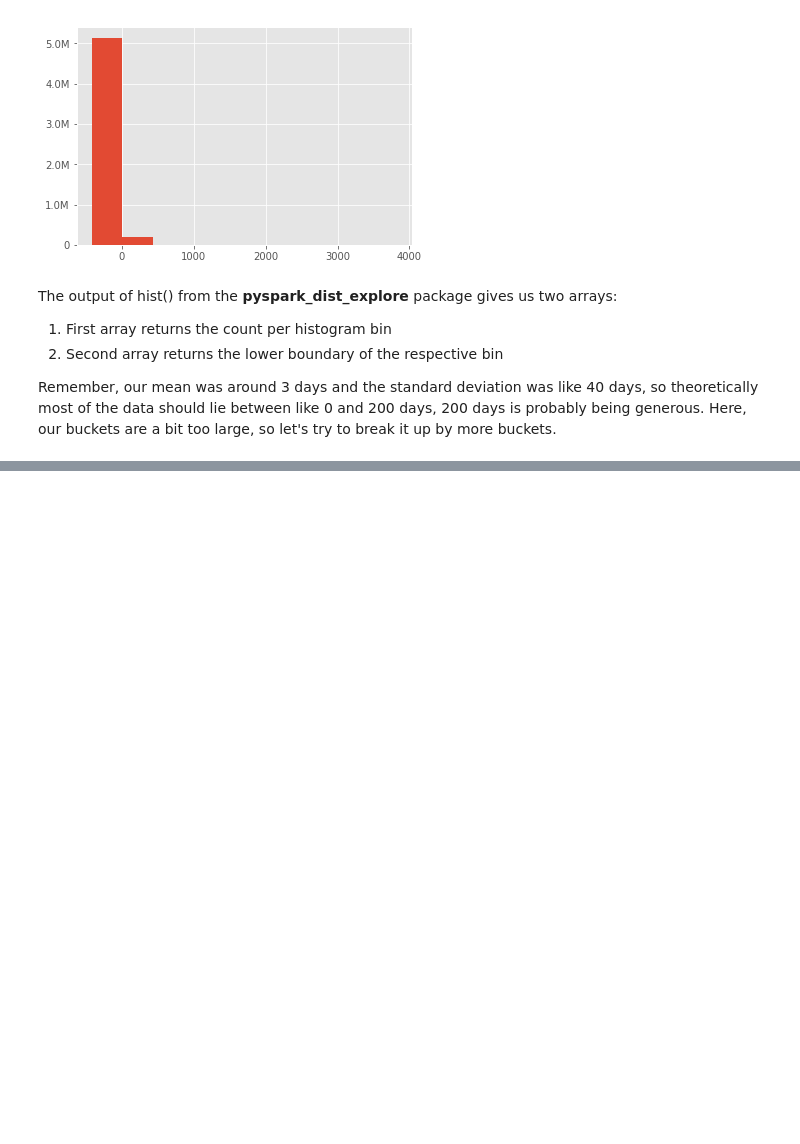
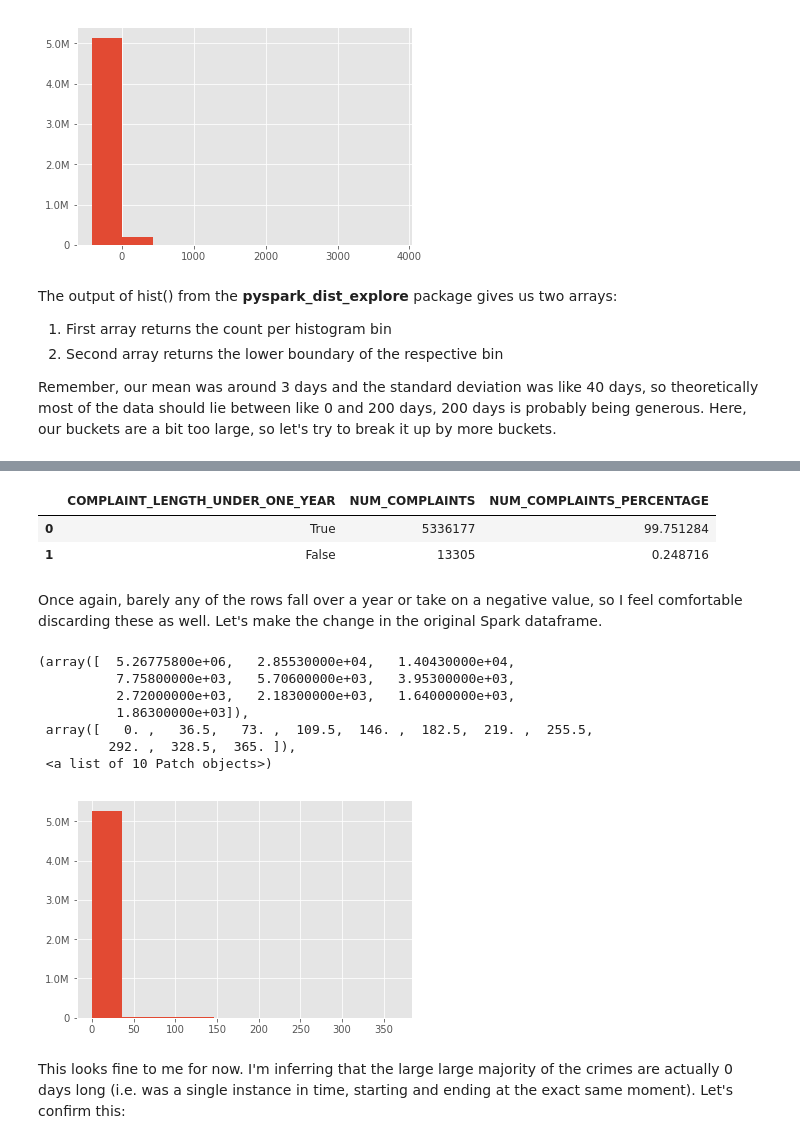
Before and after one commit to strikingmoose/nypd_complaints, a Jupyter notebook: notebook/10 - Data Exploration (Part V - Exploration & Analysis).ipynb, the cells around one changed output, grey strips where cells are left out. Drawn from its saved outputs; the diff is of its cells as text; code cells hidden in the pictures; blank space fills up the shorter version.

```diff
--- a/notebook/10 - Data Exploration (Part V - Exploration & Analysis).ipynb
+++ b/notebook/10 - Data Exploration (Part V - Exploration & Analysis).ipynb
@@ -414,0 +417,7 @@ hist(ax, df_filtered[['COMPLAINT_LENGTH_DAYS']], bins = 100)
+# %%
+# Create flag to determine whether or not length of complaint in days is under a year
+df_filtered = df_filtered.withColumn(
+    'COMPLAINT_LENGTH_UNDER_ONE_YEAR',
+    F.when((df_filtered['COMPLAINT_LENGTH_DAYS'] >= 0) & (df_filtered['COMPLAINT_LENGTH_DAYS'] <= 365), True) \
+        .otherwise(False)
+)
@@ -414,0 +436,27 @@ hist(ax, df_filtered[['COMPLAINT_LENGTH_DAYS']], bins = 100)
+# %%
+# Add percentages column
+complaint_length_groupby['NUM_COMPLAINTS_PERCENTAGE'] = (complaint_length_groupby['NUM_COMPLAINTS'] / complaint_length_groupby['NUM_COMPLAINTS'].sum())*100
+complaint_length_groupby
+# %% [output]
+|  | COMPLAINT_LENGTH_UNDER_ONE_YEAR | NUM_COMPLAINTS | NUM_COMPLAINTS_PERCENTAGE |
+| 0 | True | 5336177 | 99.751284 |
+| 1 | False | 13305 | 0.248716 |
+# %% [markdown]
+Once again, barely any of the rows fall over a year or take on a negative value, so I feel comfortable discarding these as well. Let's make the change in the original Spark dataframe.
+# %%
+# Filter for those with complaint lengths under one year
+df_filtered = df_filtered[(df_filtered['COMPLAINT_LENGTH_DAYS'] >= 0) & (df_filtered['COMPLAINT_LENGTH_DAYS'] <= 365)]
+# %%
+fig, ax = plt.subplots()
+hist(ax, df_filtered[['COMPLAINT_LENGTH_DAYS']], bins = 10)
+# %% [output]
+(array([  5.26775800e+06,   2.85530000e+04,   1.40430000e+04,
+          7.75800000e+03,   5.70600000e+03,   3.95300000e+03,
+          2.72000000e+03,   2.18300000e+03,   1.64000000e+03,
+          1.86300000e+03]),
+ array([   0. ,   36.5,   73. ,  109.5,  146. ,  182.5,  219. ,  255.5,
+         292. ,  328.5,  365. ]),
+ <a list of 10 Patch objects>)
+[figure, added]
+# %% [markdown]
+This looks fine to me for now. I'm inferring that the large large majority of the crimes are actually 0 days long (i.e. was a single instance in time, starting and ending at the exact same moment). Let's confirm this:
```
Also changed, not shown: parts of 29 cells of this notebook.
